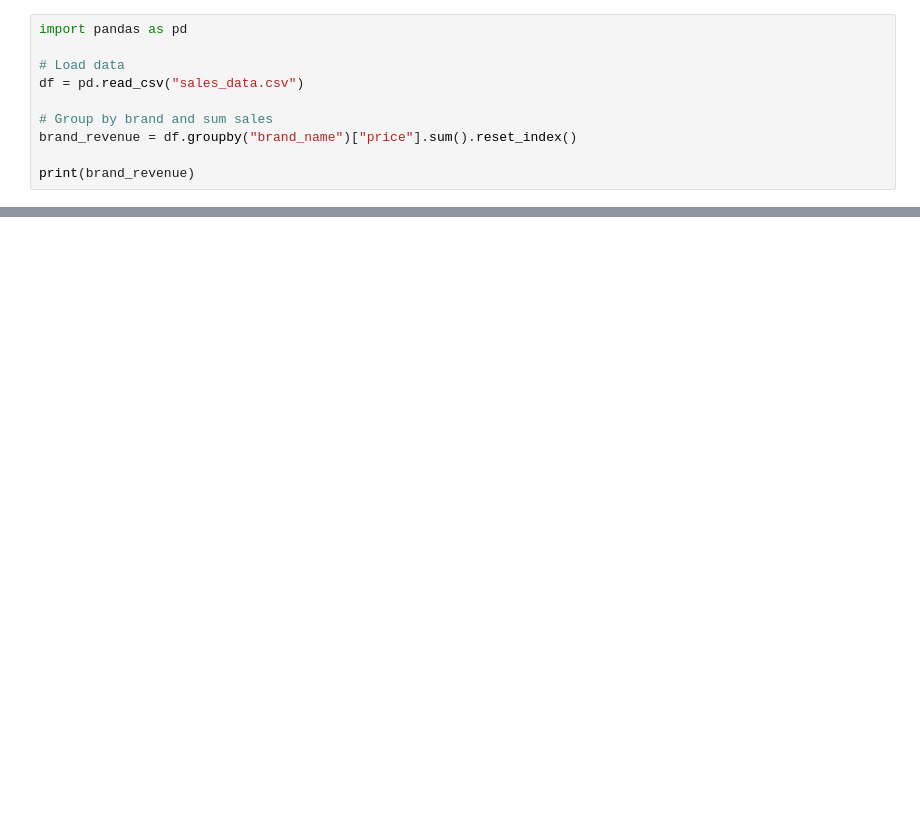
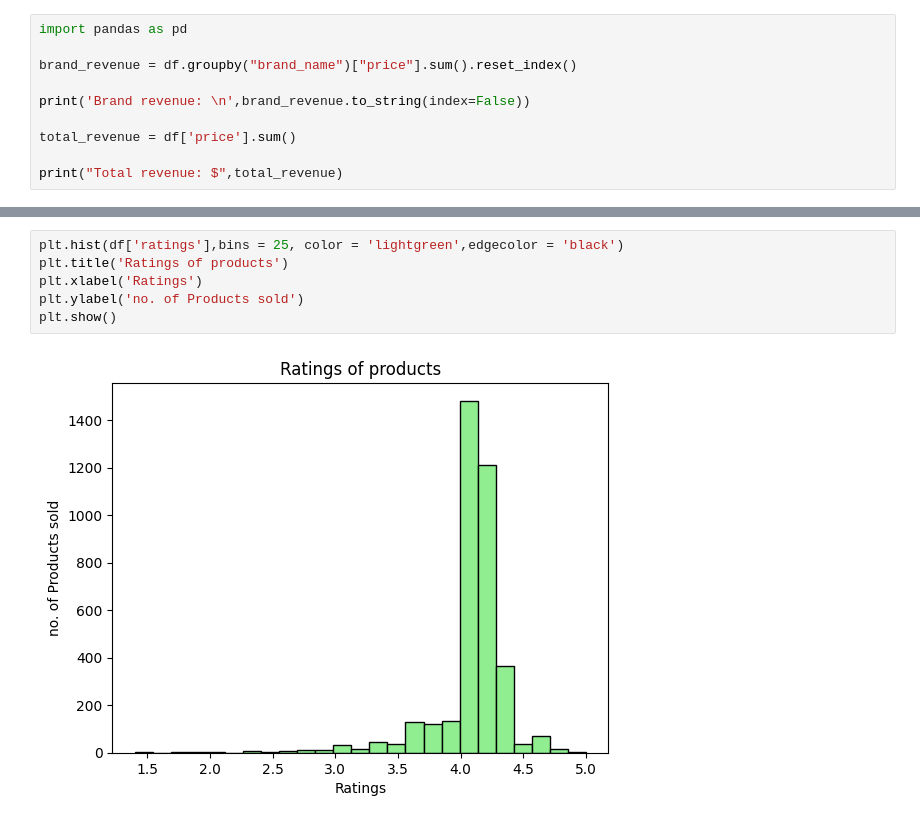
Before and after one commit to Chandrakiran462/python_course_work, a Jupyter notebook: Assignments/6.data_analysis.ipynb, the cells around one changed output, grey strips where cells are left out. Cells and saved outputs as stored; diff of their text form; blank space fills up the shorter version.

```diff
--- a/Assignments/6.data_analysis.ipynb
+++ b/Assignments/6.data_analysis.ipynb
@@ -48,11 +27,11 @@ print(df)
 # %%
 import pandas as pd
 
-# Load data
-df = pd.read_csv("sales_data.csv")
-
-# Group by brand and sum sales
 brand_revenue = df.groupby("brand_name")["price"].sum().reset_index()
 
-print(brand_revenue)
+print('Brand revenue: \n',brand_revenue.to_string(index=False))
+
+total_revenue = df['price'].sum()
+
+print("Total revenue: $",total_revenue)
 # %% [output]
@@ -93,0 +134,8 @@ plt.show()
+# %%
+plt.hist(df['ratings'],bins = 25, color = 'lightgreen',edgecolor = 'black')
+plt.title('Ratings of products')
+plt.xlabel('Ratings')
+plt.ylabel('no. of Products sold')
+plt.show()
+# %% [output]
+[figure, added]
```
Also changed, not shown: parts of 13 cells of this notebook, 3 other files.
